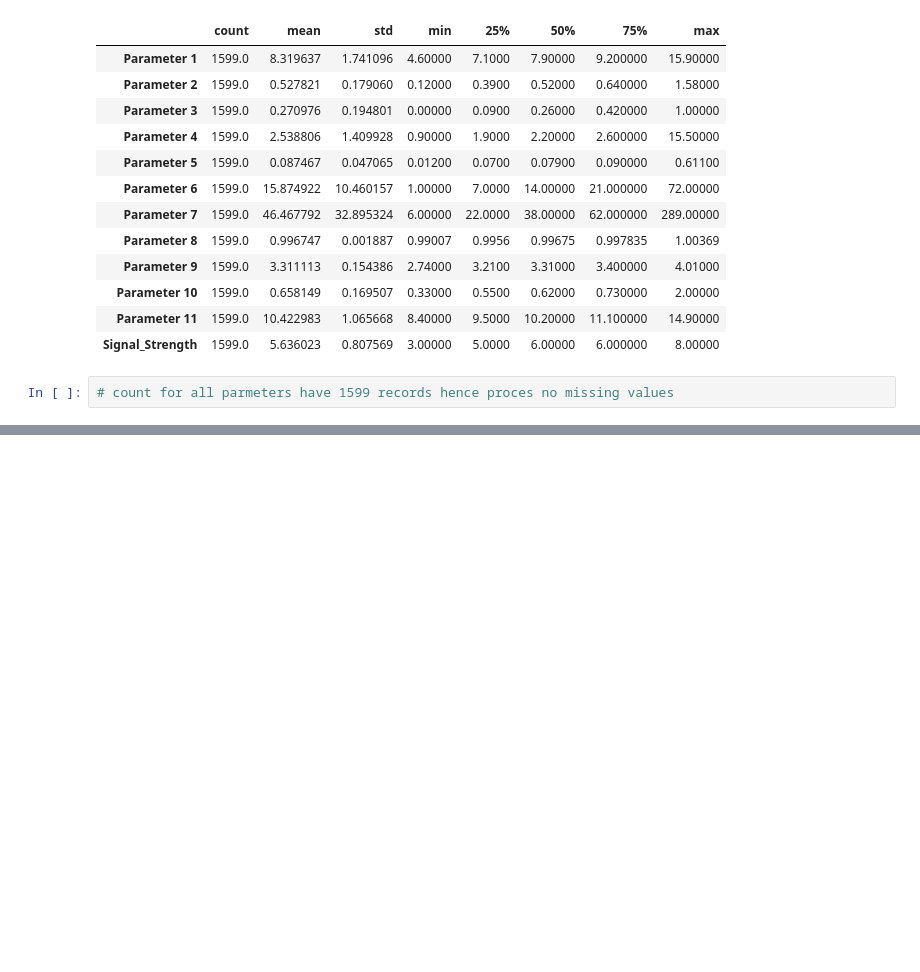
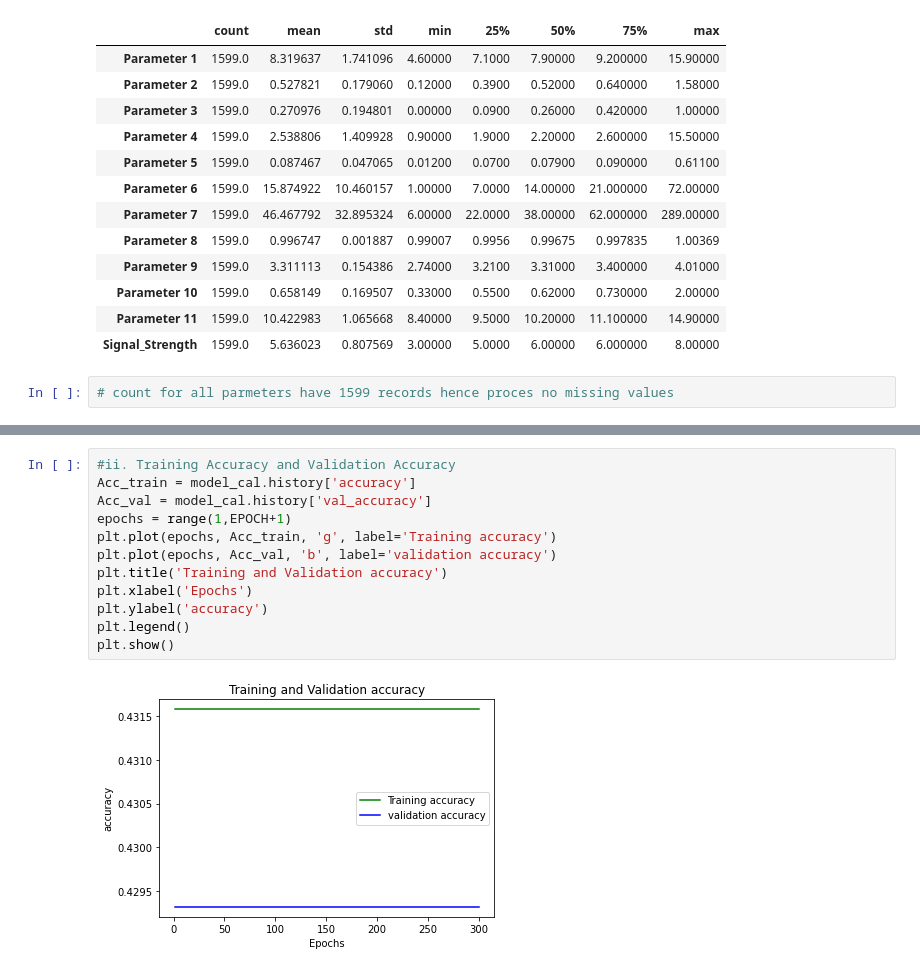
Before and after one commit to deeptiSingh006/AIML-NeuralNetwork, a Jupyter notebook: NeuralNetwork_Project_DeeptiSingh .ipynb, the cells around one changed output, grey strips where cells are left out. Drawn from its saved outputs; the diff is of its cells as text; blank space fills up the shorter version.

```diff
--- a/NeuralNetwork_Project_DeeptiSingh .ipynb
+++ b/NeuralNetwork_Project_DeeptiSingh .ipynb
@@ -90,0 +262,14 @@ nn_signal.describe().T
+# %%
+#ii. Training Accuracy and Validation Accuracy
+Acc_train = model_cal.history['accuracy']
+Acc_val = model_cal.history['val_accuracy']
+epochs = range(1,EPOCH+1)
+plt.plot(epochs, Acc_train, 'g', label='Training accuracy')
+plt.plot(epochs, Acc_val, 'b', label='validation accuracy')
+plt.title('Training and Validation accuracy')
+plt.xlabel('Epochs')
+plt.ylabel('accuracy')
+plt.legend()
+plt.show()
+# %% [output]
+[figure, added]
```
Also changed, not shown: parts of 24 cells of this notebook.
